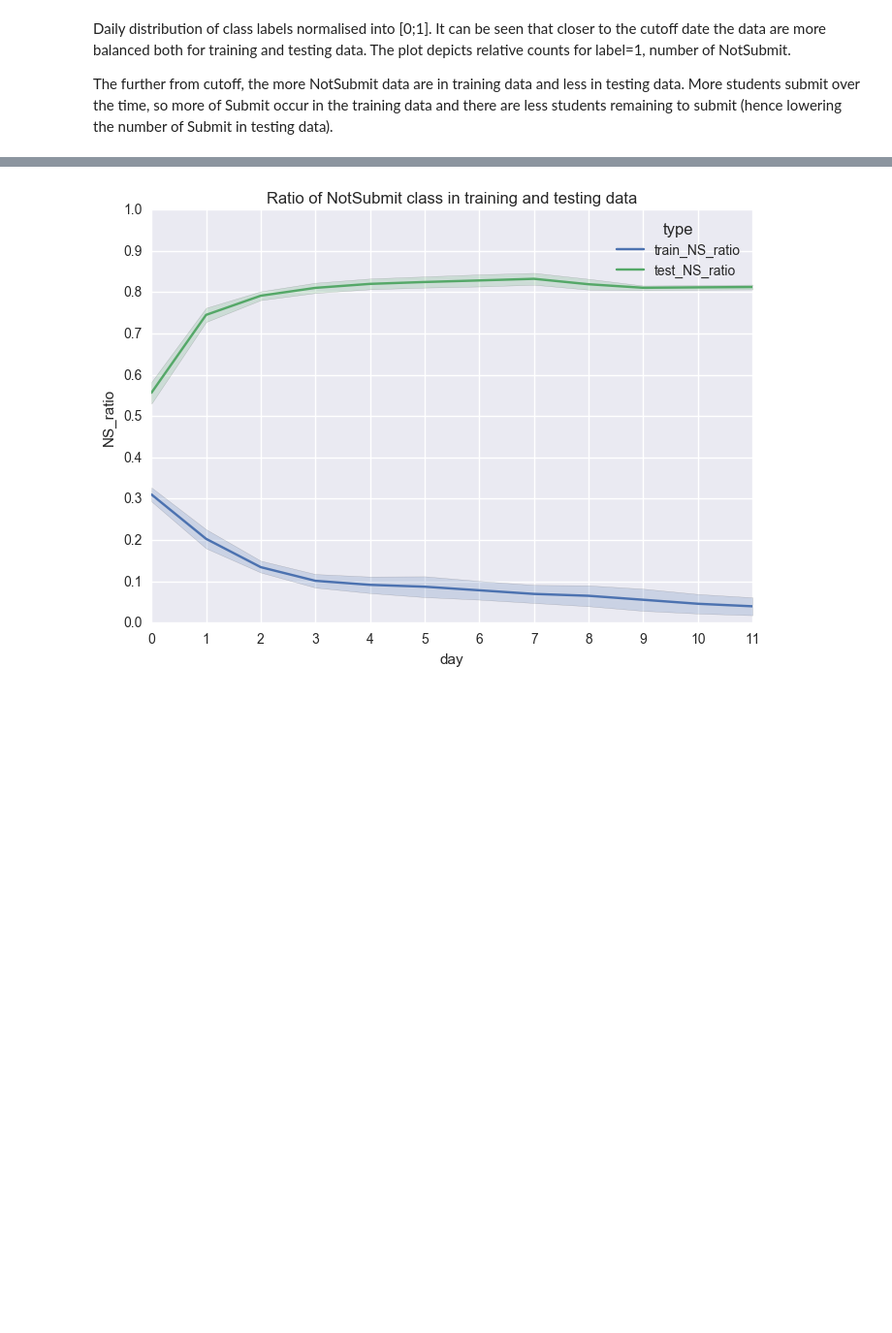
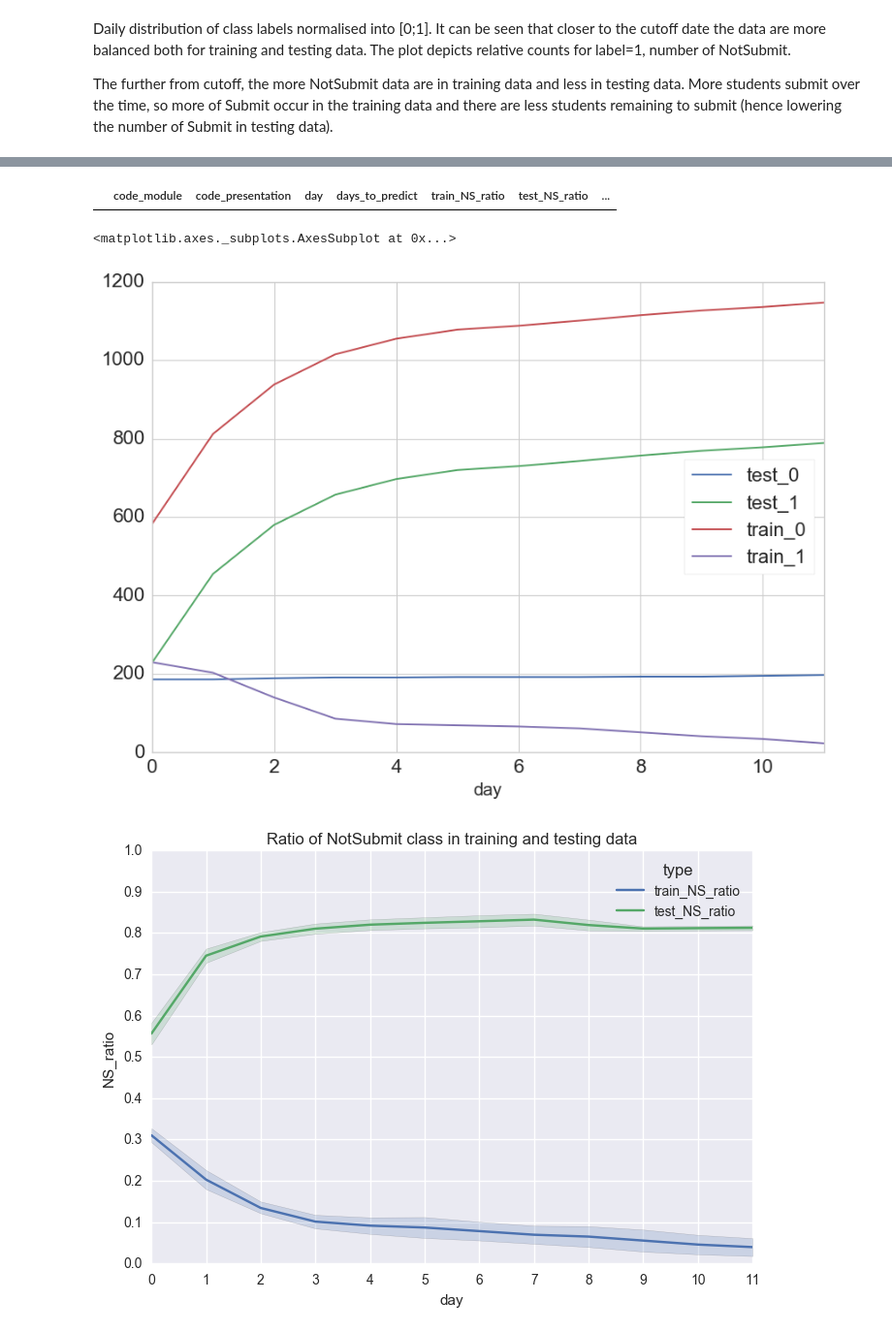
Before and after one commit to hlostam/ouroboros_paper, a Jupyter notebook: notebooks/ouroboros_experiments.ipynb, the cells around one changed output, grey strips where cells are left out. Shown at 97% size. Cells and saved outputs as stored; diff of their text form; code cells hidden in the pictures; blank space fills up the shorter version.

```diff
--- a/notebooks/ouroboros_experiments.ipynb
+++ b/notebooks/ouroboros_experiments.ipynb
@@ -135,3 +182,14 @@ The further from cutoff, the more NotSubmit data are in training data and less i
+# %%
+df = expClassNumbers.get_class_counts_df()
+df[df['code_module'] == 'EEE']
+# %% [output]
+|  | code_module | code_presentation | day | days_to_predict | train_NS_ratio | test_NS_ratio | ... |
+# %%
+df = df.set_index('day')
+df[df['code_module'] == 'EEE'].plot()
+# %% [output]
+<matplotlib.axes._subplots.AxesSubplot at 0x...>
+[figure, added]
 # %%
 expClassNumbers.plot_class_counts()
 # %% [output]
```
Also changed, not shown: parts of 4 cells of this notebook, 7 other files.
